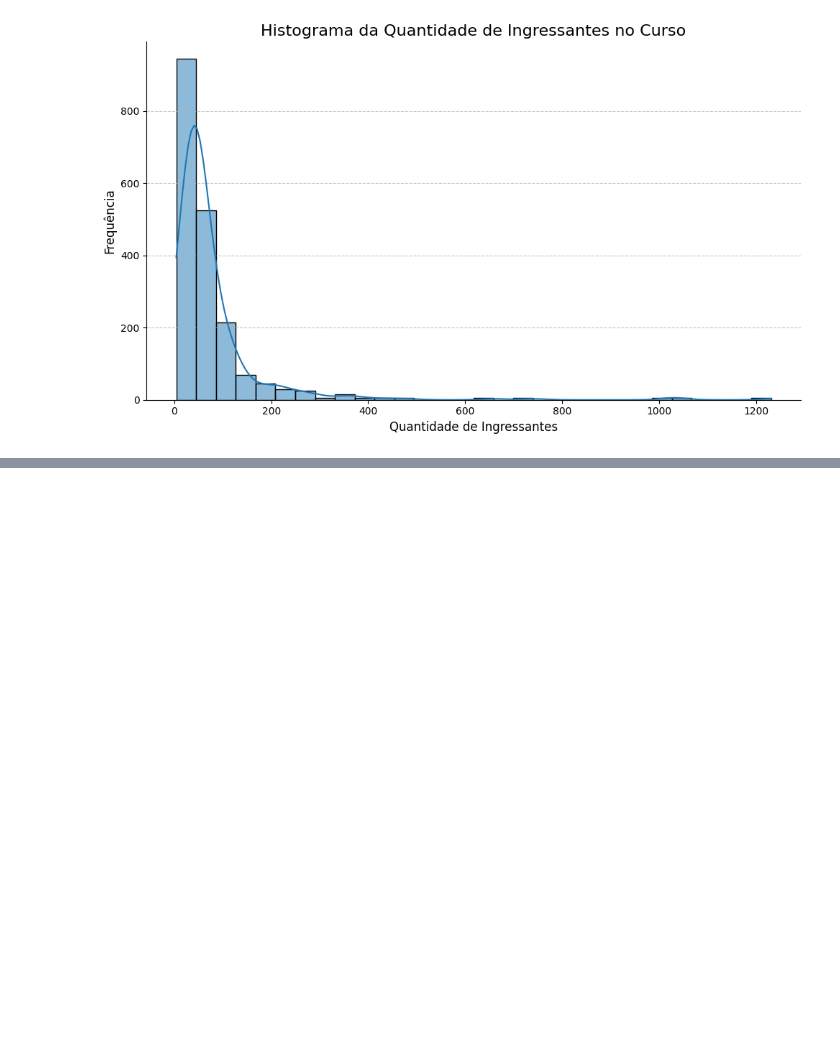
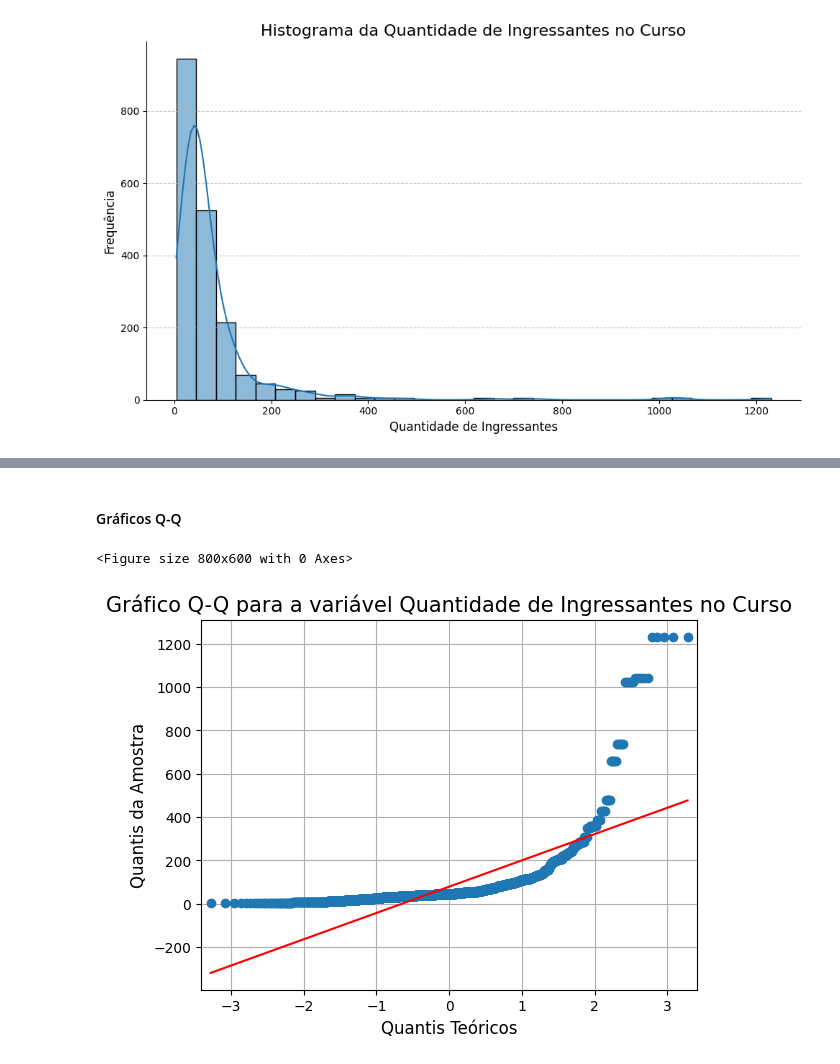
Before and after one commit to VitorPaulinoG/analise-fluxo-ensino-superior-rn, a Jupyter notebook: index.ipynb, the cells around one changed output, grey strips where cells are left out. Drawn from its saved outputs; the diff is of its cells as text; code cells hidden in the pictures; blank space fills up the shorter version.

```diff
--- a/index.ipynb
+++ b/index.ipynb
@@ -987,0 +382,16 @@ Resultados do Teste de Normalidade de Shapiro-Wilk (α = 0.05)
+# %% [markdown]
+#### Gráficos Q-Q
+# %%
+def run_qqplot(var):
+    plt.figure(figsize=(8, 6))
+    sm.qqplot(df[var], line='s', color='darkcyan')
+    plt.title(f"Gráfico Q-Q para a variável {var}", fontsize=15)
+    plt.xlabel("Quantis Teóricos", fontsize=12)
+    plt.ylabel("Quantis da Amostra", fontsize=12)
+    plt.grid(True)
+    plt.show()
+# %%
+run_qqplot('Quantidade de Ingressantes no Curso')
+# %% [output]
+<Figure size 800x600 with 0 Axes>
+[figure, added]
```
Also changed, not shown: parts of 96 cells of this notebook, 1 other file.
